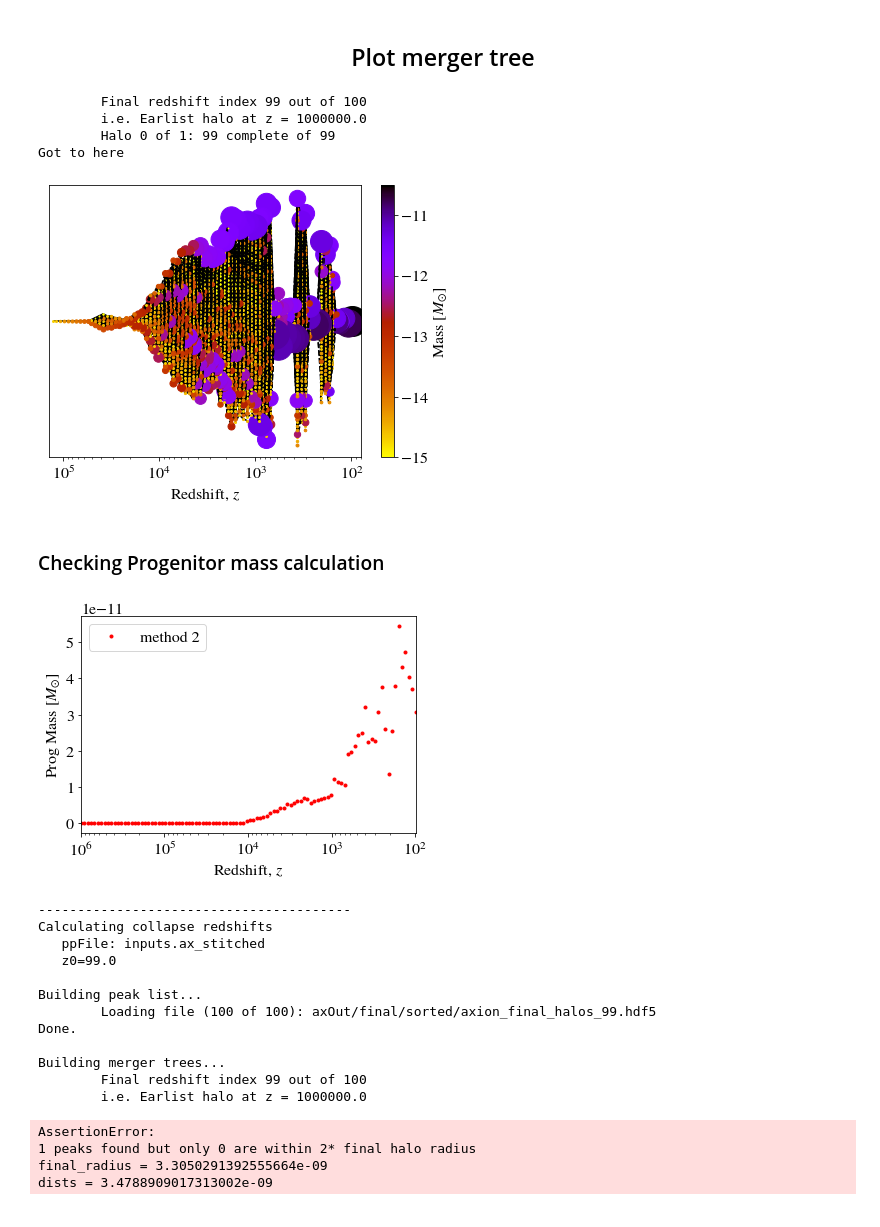
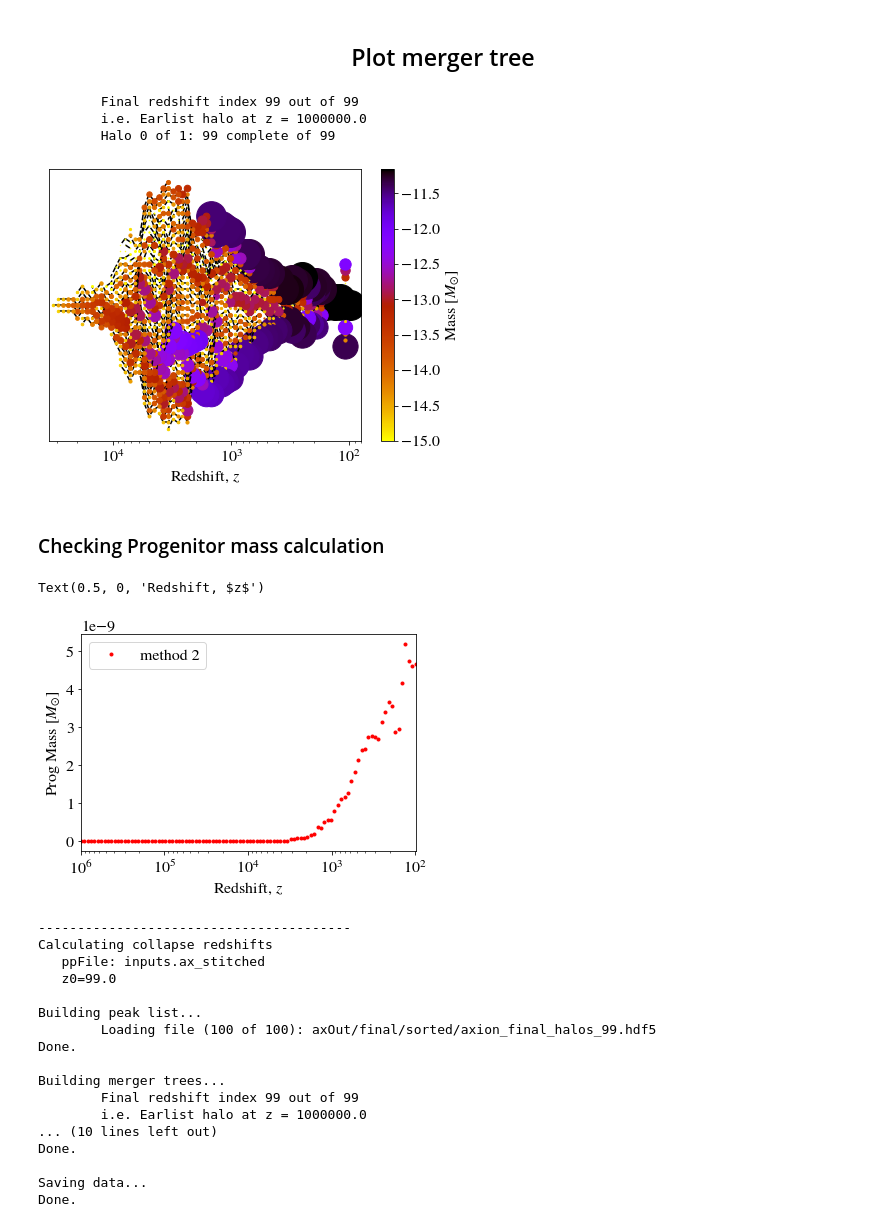
Before and after one commit to David-Ellis/m3p_merger, a Jupyter notebook: MergerTree.ipynb, the cells around one changed output. Saved outputs shown, nothing was run; the diff lists cells and outputs as text; code cells hidden in the pictures.

```diff
--- a/MergerTree.ipynb
+++ b/MergerTree.ipynb
@@ -68,28 +68,27 @@ m3p_merger.plotMergerPatches(out2[0][::10], ppFile, cmap = "viridis")
 # %%
 importlib.reload(m3p_merger)
 ppFile = "inputs.ax_stitched"
-index = 185
+index = 140
 
 # Plot merger tree using 'unstripped' mass
 peak_list_main, boxsize = m3p_merger.MakePeakList(ppFile,startIndex = 0, massType = "unstripped")
 out2 = m3p_merger.BuildMergerTree2(peak_list_main, ppFile, final_halos_indicies = index,
                                    printOutput = True)
-print("Got to here")
 fig = m3p_merger.plotMergerTree(out2[0], ppFile, startIndex=0, font_size = 16, log = True,
-                          colorbar=True, colorbar_title = "Mass [$M_{\odot}$]")
+                          colorbar=True, colorbar_title = "Mass [$M_{\odot}$]",min_mass=0)
+np.save("./FinalGraphs/Data/MergerTreeExample.npy",out2)
 # %% [output]
-        Final redshift index 99 out of 100
+        Final redshift index 99 out of 99
         i.e. Earlist halo at z = 1000000.0
         Halo 0 of 1: 99 complete of 99
-Got to here
-[figure, old version]
+[figure, new version]
 # %% [markdown]
 <h3>Checking Progenitor mass calculation</h3>
 # %%
 importlib.reload(m3p_merger)
 ppFile = "inputs.ax_stitched"
 
-halo_index = 185
+halo_index = 2
 
 f = 0.01
 
@@ -103,9 +102,10 @@ plt.xlim(max(z), min(z))
 plt.ylabel("Prog Mass [$M_{\odot}$]")
 plt.xlabel("Redshift, $z$")
 
-np.save("./FinalGraphs/Data/MassGrowth.npy", [z, ProgMass, zCol])
+#np.save("./FinalGraphs/Data/MassGrowth.npy", [z, ProgMass, zCol])
 # %% [output]
+Text(0.5, 0, 'Redshift, $z$')
-[figure, old version]
+[figure, new version]
 # %%
 importlib.reload(m3p_merger)
 ppFile = "inputs.ax_stitched"
@@ -120,11 +120,13 @@ for i, startIndex in enumerate(startIndicies):
     print("Calculating collapse redshifts\n   ppFile: {}\n   z0={:.3}\n".format(ppFile, z0))
 
     print("Building peak list...")
-    peak_list, boxsize = m3p_merger.MakePeakList(ppFile, startIndex = startIndex, printOutput = True)
+    peak_list, boxsize = m3p_merger.MakePeakList(ppFile,startIndex = 0, massType = "unstripped",
+                                                printOutput = True)
     print("Done.\n")
 
     print("Building merger trees...")
-    out = m3p_merger.BuildMergerTree2(peak_list, ppFile, final_halos_indicies = "all", printOutput = True)
+    out = m3p_merger.BuildMergerTree2(peak_list, ppFile, final_halos_indicies = "all",
+                                      printOutput = True)
     print("Done.\n")
 
     print("Calculating collapse redshifts...")
@@ -146,9 +148,9 @@ for i, startIndex in enumerate(startIndicies):
     print("Done.\n")
 
     print("Saving data...")
-    np.save("ConcEvolution/axbig3_manyz_CollapseRedshifts_z0_{}".format(z0), collapse_redshifts)
-    np.save("ConcEvolution/axbig3_manyz_FinalMasses_z0_{}".format(z0), masses)
-    np.save("ConcEvolution/axbig3_manyz_FinalRadii_z0_{}".format(z0), radii)
+    np.save("ConcEvolution/final_manyz_CollapseRedshifts_z0_{}".format(int(z0)), collapse_redshifts)
+    np.save("ConcEvolution/final_manyz_CollapseRedshifts_z0__manyz_FinalMasses_z0_{}".format(int(z0)), masses)
+    np.save("ConcEvolution/final_manyz_CollapseRedshifts_z0__manyz_FinalRadii_z0_{}".format(int(z0)), radii)
     print("Done.\n")
 # %% [output]
 ----------------------------------------
@@ -161,9 +163,10 @@ Building peak list...
 Done.
 
 Building merger trees...
-        Final redshift index 99 out of 100
+        Final redshift index 99 out of 99
         i.e. Earlist halo at z = 1000000.0
+... (10 lines left out)
+Done.
+
+Saving data...
+Done.
-AssertionError:
-1 peaks found but only 0 are within 2* final halo radius
-final_radius = 3.3050291392555664e-09
-dists = 3.4788909017313002e-09
```
Also changed, not shown: parts of 1 cell of this notebook, 5 other files.
